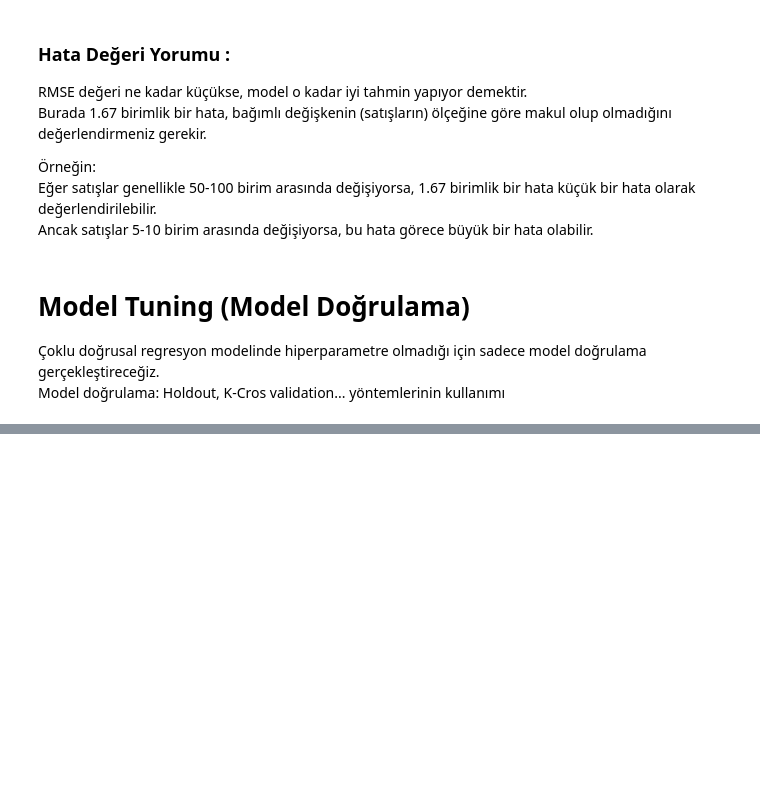
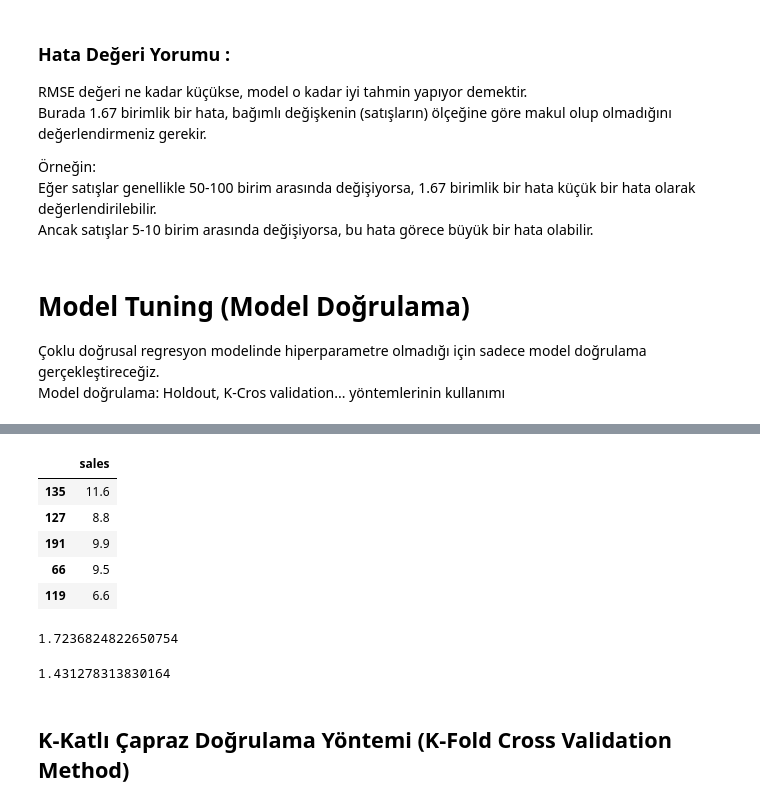
Before and after one commit to onurcakili/dataScienceRepository, a Jupyter notebook: 02_Python_Repository/07_Machine_Learning/07_2_machineLearning201/02_Coklu_dogRegModel.ipynb, the cells around one changed output, grey strips where cells are left out. Saved outputs shown, nothing was run; the diff lists cells and outputs as text; code cells hidden in the pictures; blank space fills up the shorter version.

Commit message:
Model_Tuning

```diff
--- a/02_Python_Repository/07_Machine_Learning/07_2_machineLearning201/02_Coklu_dogRegModel.ipynb
+++ b/02_Python_Repository/07_Machine_Learning/07_2_machineLearning201/02_Coklu_dogRegModel.ipynb
@@ -257,0 +315,9 @@ Model doğrulama: Holdout, K-Cros validation... yöntemlerinin kullanımı
+# %%
+y_test.head()
+# %% [output]
+|  | sales |
+| 135 | 11.6 |
+| 127 | 8.8 |
+| 191 | 9.9 |
+| 66 | 9.5 |
+| 119 | 6.6 |
@@ -257,0 +327,12 @@ Model doğrulama: Holdout, K-Cros validation... yöntemlerinin kullanımı
+# %%
+# Eğitim (Train) Hatası
+np.sqrt(mean_squared_error(y_train, model.predict(x_train)))
+# %% [output]
+1.7236824822650754
+# %%
+# Test Hatası
+np.sqrt(mean_squared_error(y_test, model.predict(x_test)))
+# %% [output]
+1.431278313830164
+# %% [markdown]
+## K-Katlı Çapraz Doğrulama Yöntemi (K-Fold Cross Validation Method)
```
Also changed, not shown: parts of 14 cells of this notebook.
